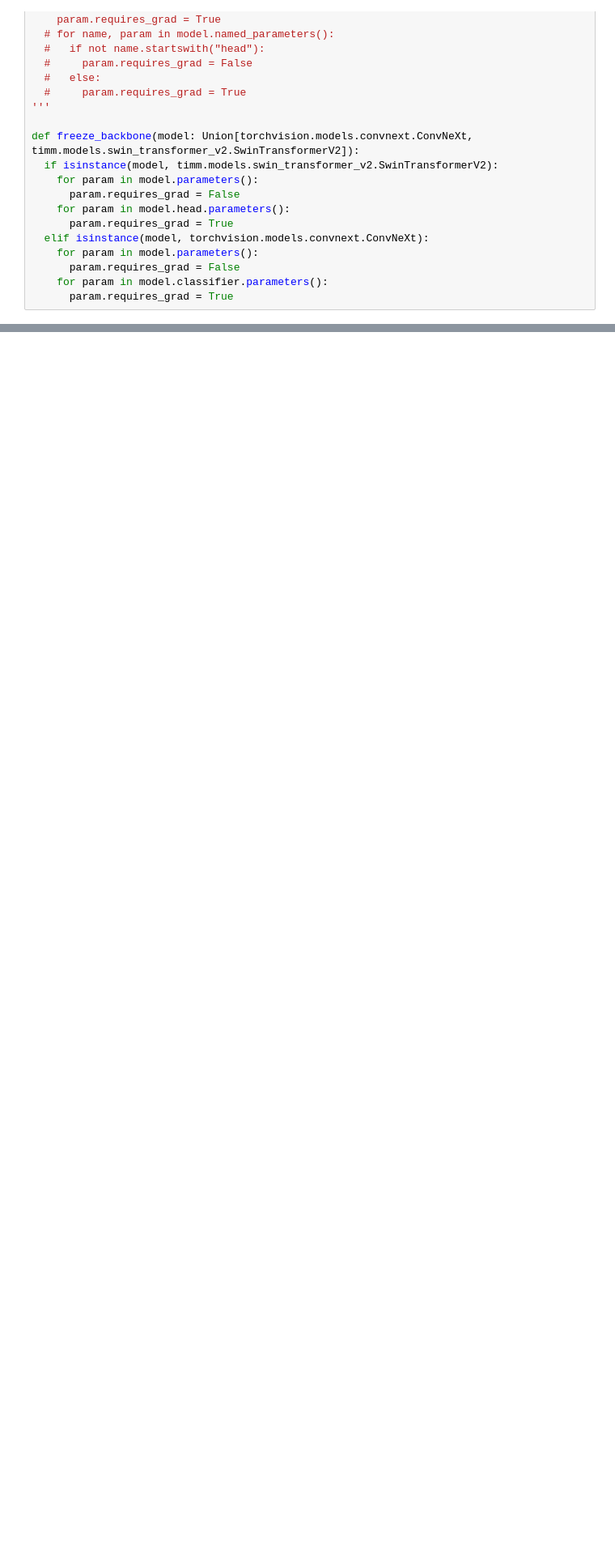
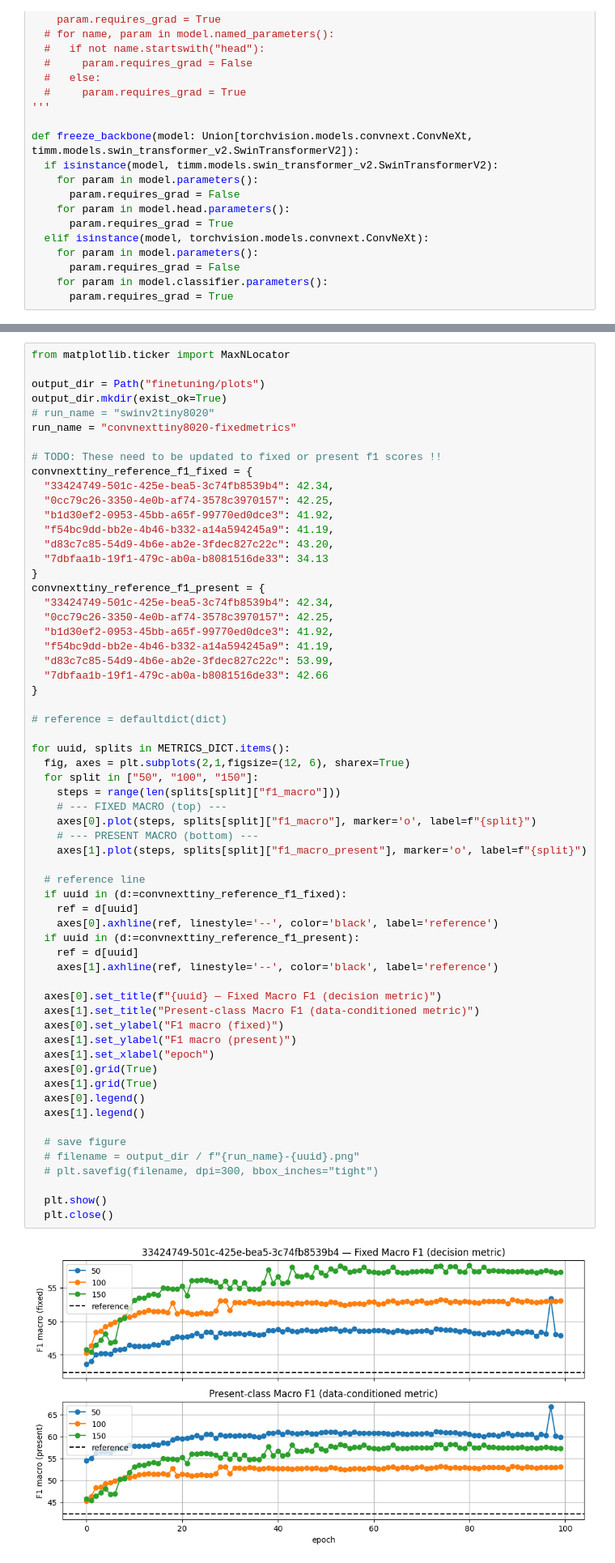
Before and after one commit to kpetrakis-eden/ml-sandbox, a Jupyter notebook: notebooks/finetuning.ipynb, the cells around one changed output, grey strips where cells are left out. Shown at 81% size. Cells and saved outputs as stored; diff of their text form; blank space fills up the shorter version.

```diff
--- a/notebooks/finetuning.ipynb
+++ b/notebooks/finetuning.ipynb
@@ -600,0 +702,63 @@ for uuid, splits in METRICS_DICT.items():
+# %%
+from matplotlib.ticker import MaxNLocator
+
+output_dir = Path("finetuning/plots")
+output_dir.mkdir(exist_ok=True)
+# run_name = "swinv2tiny8020"
+run_name = "convnexttiny8020-fixedmetrics"
+
+# TODO: These need to be updated to fixed or present f1 scores !!
+convnexttiny_reference_f1_fixed = {
+  "33424749-501c-425e-bea5-3c74fb8539b4": 42.34,
+  "0cc79c26-3350-4e0b-af74-3578c3970157": 42.25,
+  "b1d30ef2-0953-45bb-a65f-99770ed0dce3": 41.92,
+  "f54bc9dd-bb2e-4b46-b332-a14a594245a9": 41.19,
+  "d83c7c85-54d9-4b6e-ab2e-3fdec827c22c": 43.20,
+  "7dbfaa1b-19f1-479c-ab0a-b8081516de33": 34.13
+}
+convnexttiny_reference_f1_present = {
+  "33424749-501c-425e-bea5-3c74fb8539b4": 42.34,
+  "0cc79c26-3350-4e0b-af74-3578c3970157": 42.25,
+  "b1d30ef2-0953-45bb-a65f-99770ed0dce3": 41.92,
+  "f54bc9dd-bb2e-4b46-b332-a14a594245a9": 41.19,
+  "d83c7c85-54d9-4b6e-ab2e-3fdec827c22c": 53.99,
+  "7dbfaa1b-19f1-479c-ab0a-b8081516de33": 42.66
+}
+
+# reference = defaultdict(dict)
+
+for uuid, splits in METRICS_DICT.items():
+  fig, axes = plt.subplots(2,1,figsize=(12, 6), sharex=True)
+  for split in ["50", "100", "150"]:
+    steps = range(len(splits[split]["f1_macro"]))
+    # --- FIXED MACRO (top) ---
+    axes[0].plot(steps, splits[split]["f1_macro"], marker='o', label=f"{split}")
+    # --- PRESENT MACRO (bottom) ---
+    axes[1].plot(steps, splits[split]["f1_macro_present"], marker='o', label=f"{split}")
+
+  # reference line
+  if uuid in (d:=convnexttiny_reference_f1_fixed):
+    ref = d[uuid]
+    axes[0].axhline(ref, linestyle='--', color='black', label='reference')
+  if uuid in (d:=convnexttiny_reference_f1_present):
+    ref = d[uuid]
+    axes[1].axhline(ref, linestyle='--', color='black', label='reference')
+
+  axes[0].set_title(f"{uuid} — Fixed Macro F1 (decision metric)")
+  axes[1].set_title("Present-class Macro F1 (data-conditioned metric)")
+  axes[0].set_ylabel("F1 macro (fixed)")
+  axes[1].set_ylabel("F1 macro (present)")
+  axes[1].set_xlabel("epoch")
+  axes[0].grid(True)
+  axes[1].grid(True)
+  axes[0].legend()
+  axes[1].legend()
+
+  # save figure
+  # filename = output_dir / f"{run_name}-{uuid}.png"
+  # plt.savefig(filename, dpi=300, bbox_inches="tight")
+
+  plt.show()
+  plt.close()
+# %% [output]
+[figure, added]
```
Also changed, not shown: parts of 13 cells of this notebook.
